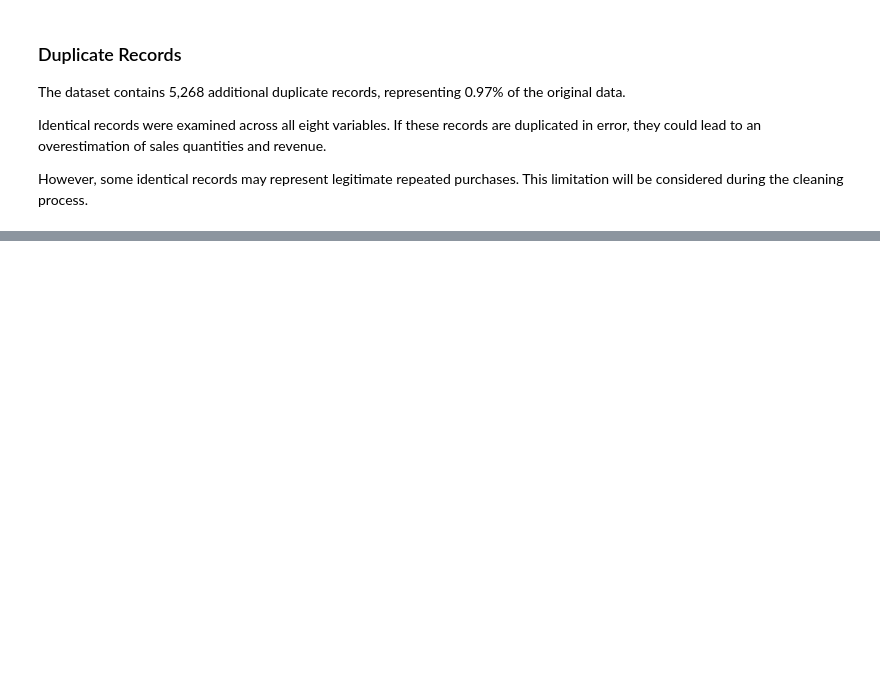
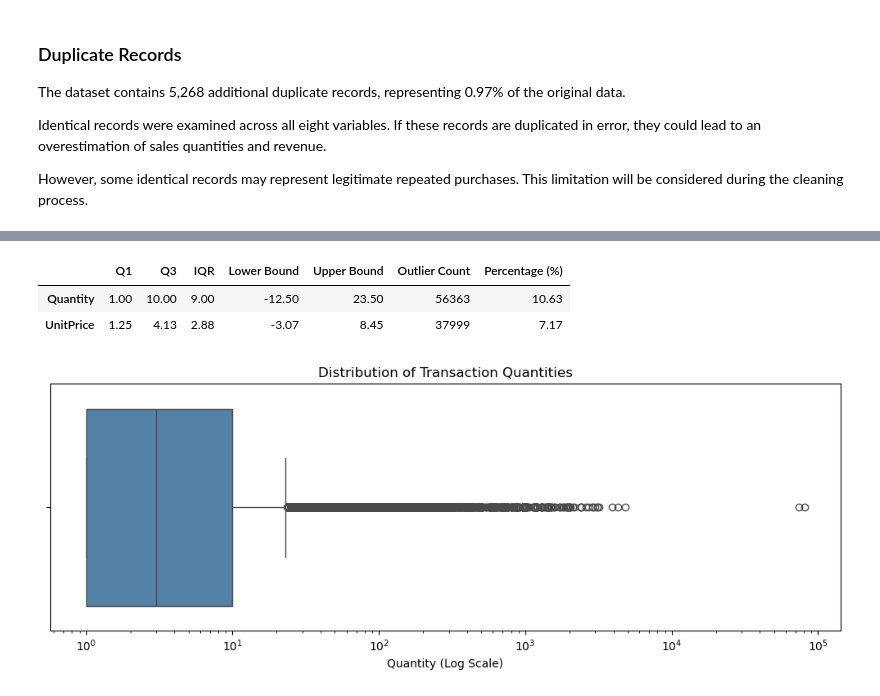
Before and after one commit to jefferson-arcanjo/Online-Retail-Sales-Analysis, a Jupyter notebook: notebooks/online_retail_analysis.ipynb, the cells around one changed output, grey strips where cells are left out. Drawn from its saved outputs; the diff is of its cells as text; code cells hidden in the pictures; blank space fills up the shorter version.

Commit message:
Assess invalid transactions, statistical outliers and financial impact

```diff
--- a/notebooks/online_retail_analysis.ipynb
+++ b/notebooks/online_retail_analysis.ipynb
@@ -280,0 +408,12 @@ during the cleaning process.
+# %%
+# Select non-cancelled transactions with positive quantities and prices
+
+valid_sales = retail_data[
+    (~cancelled_mask) &
+    (retail_data["Quantity"] > 0) &
+    (retail_data["UnitPrice"] > 0)
+].copy()
+
+# Display descriptive statistics
+
+valid_sales[["Quantity", "UnitPrice"]].describe().round(2)
@@ -280,0 +430,63 @@ during the cleaning process.
+# %%
+# Calculate the first and third quartiles
+
+Q1 = valid_sales[["Quantity", "UnitPrice"]].quantile(0.25)
+Q3 = valid_sales[["Quantity", "UnitPrice"]].quantile(0.75)
+
+# Calculate the interquartile range
+
+IQR = Q3 - Q1
+
+# Calculate the outlier boundaries
+
+lower_bound = Q1 - (1.5 * IQR)
+upper_bound = Q3 + (1.5 * IQR)
+
+# Identify potential outliers
+
+outlier_mask = (
+    (valid_sales[["Quantity", "UnitPrice"]] < lower_bound) |
+    (valid_sales[["Quantity", "UnitPrice"]] > upper_bound)
+)
+
+# Create an outlier summary table
+
+outlier_summary = pd.DataFrame({
+    "Q1": Q1,
+    "Q3": Q3,
+    "IQR": IQR,
+    "Lower Bound": lower_bound,
+    "Upper Bound": upper_bound,
+    "Outlier Count": outlier_mask.sum()
+})
+
+outlier_summary["Percentage (%)"] = (
+    outlier_summary["Outlier Count"] / len(valid_sales) * 100
+)
+
+outlier_summary.round(2)
+# %% [output]
+|  | Q1 | Q3 | IQR | Lower Bound | Upper Bound | Outlier Count | Percentage (%) |
+| Quantity | 1.00 | 10.00 | 9.00 | -12.50 | 23.50 | 56363 | 10.63 |
+| UnitPrice | 1.25 | 4.13 | 2.88 | -3.07 | 8.45 | 37999 | 7.17 |
+# %%
+# Visualise the quantity distribution
+
+plt.figure(figsize=(10, 4))
+
+sns.boxplot(
+    x=valid_sales["Quantity"],
+    color="steelblue"
+)
+
+# Use a logarithmic scale to improve readability
+
+plt.xscale("log")
+
+plt.title("Distribution of Transaction Quantities")
+plt.xlabel("Quantity (Log Scale)")
+
+plt.tight_layout()
+plt.show()
+# %% [output]
+[figure, added]
```
Also changed, not shown: parts of 17 cells of this notebook.
